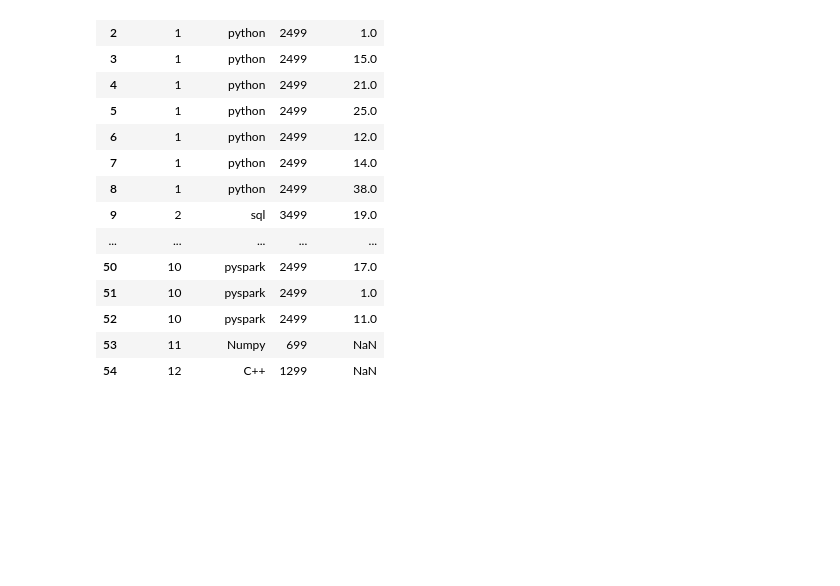
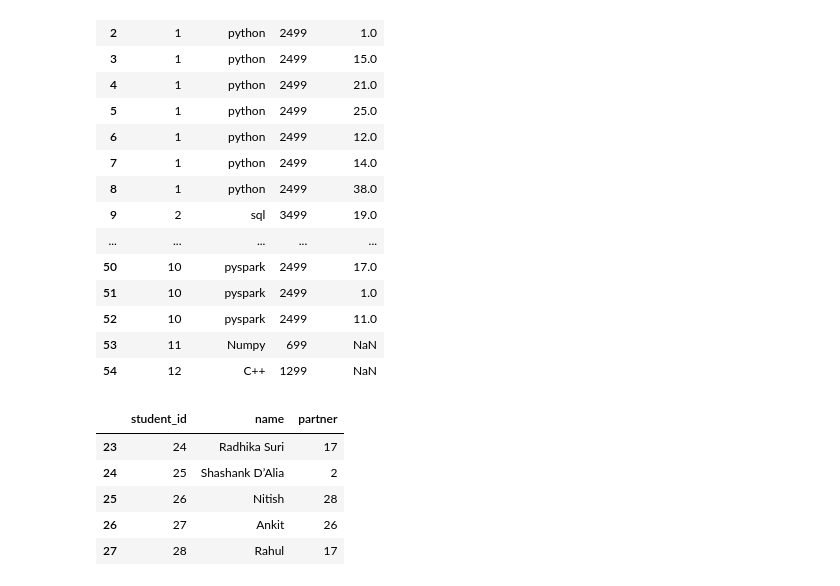
Before and after one commit to amitmishra-cs/Python-for-data-Science-2024, a Jupyter notebook: 06_Group_by_Obj/Groupbyobj.ipynb, the cells around one changed output. Saved outputs shown, nothing was run; the diff lists cells and outputs as text; code cells hidden in the pictures; blank space fills up the shorter version.

```diff
--- a/06_Group_by_Obj/Groupbyobj.ipynb
+++ b/06_Group_by_Obj/Groupbyobj.ipynb
@@ -249,0 +256,9 @@ courses.merge(regs, how='left', on='course_id')
+# %%
+students.tail()
+# %% [output]
+|  | student_id | name | partner |
+| 23 | 24 | Radhika Suri | 17 |
+| 24 | 25 | Shashank D’Alia | 2 |
+| 25 | 26 | Nitish | 28 |
+| 26 | 27 | Ankit | 26 |
+| 27 | 28 | Rahul | 17 |
```
Also changed, not shown: parts of 4 cells of this notebook.
